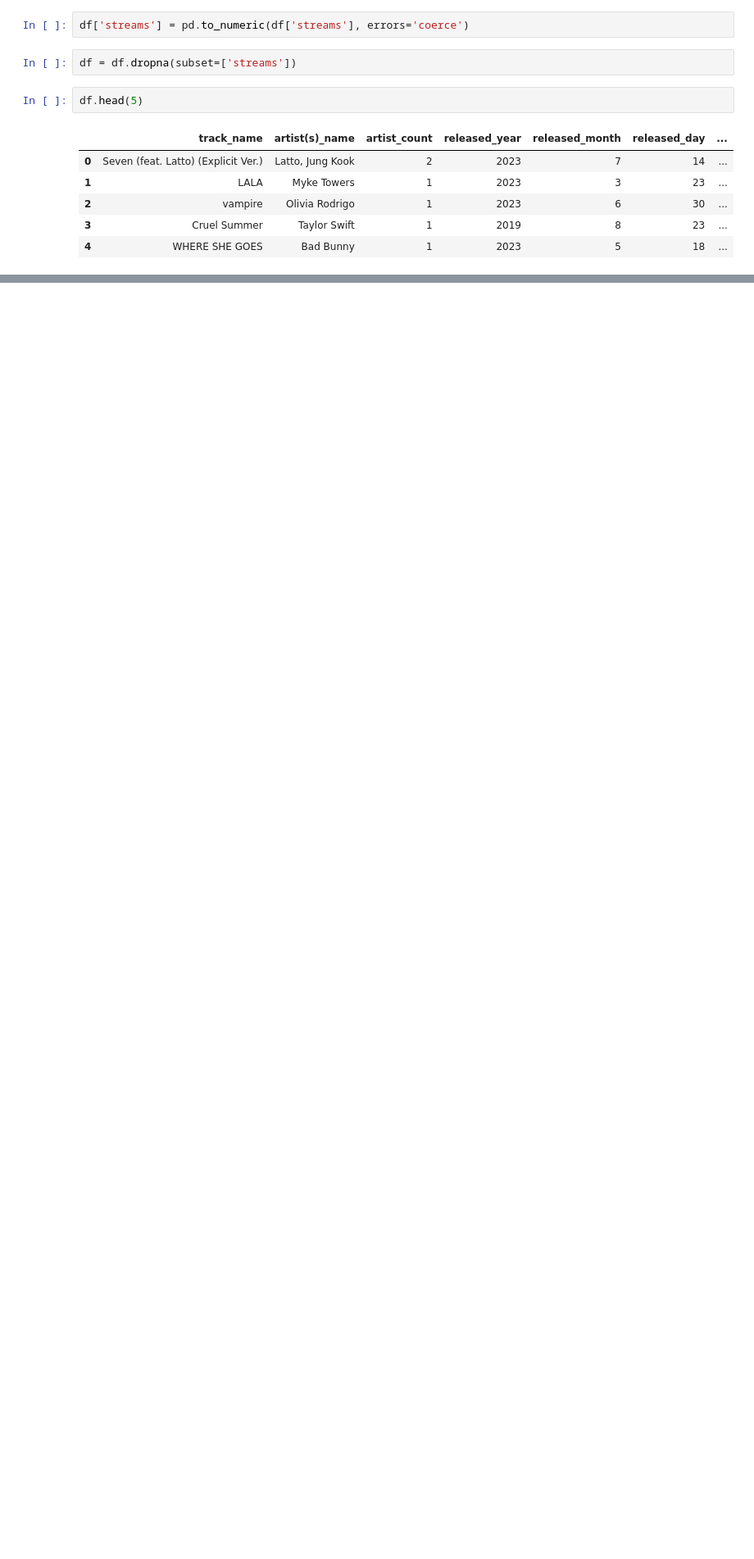
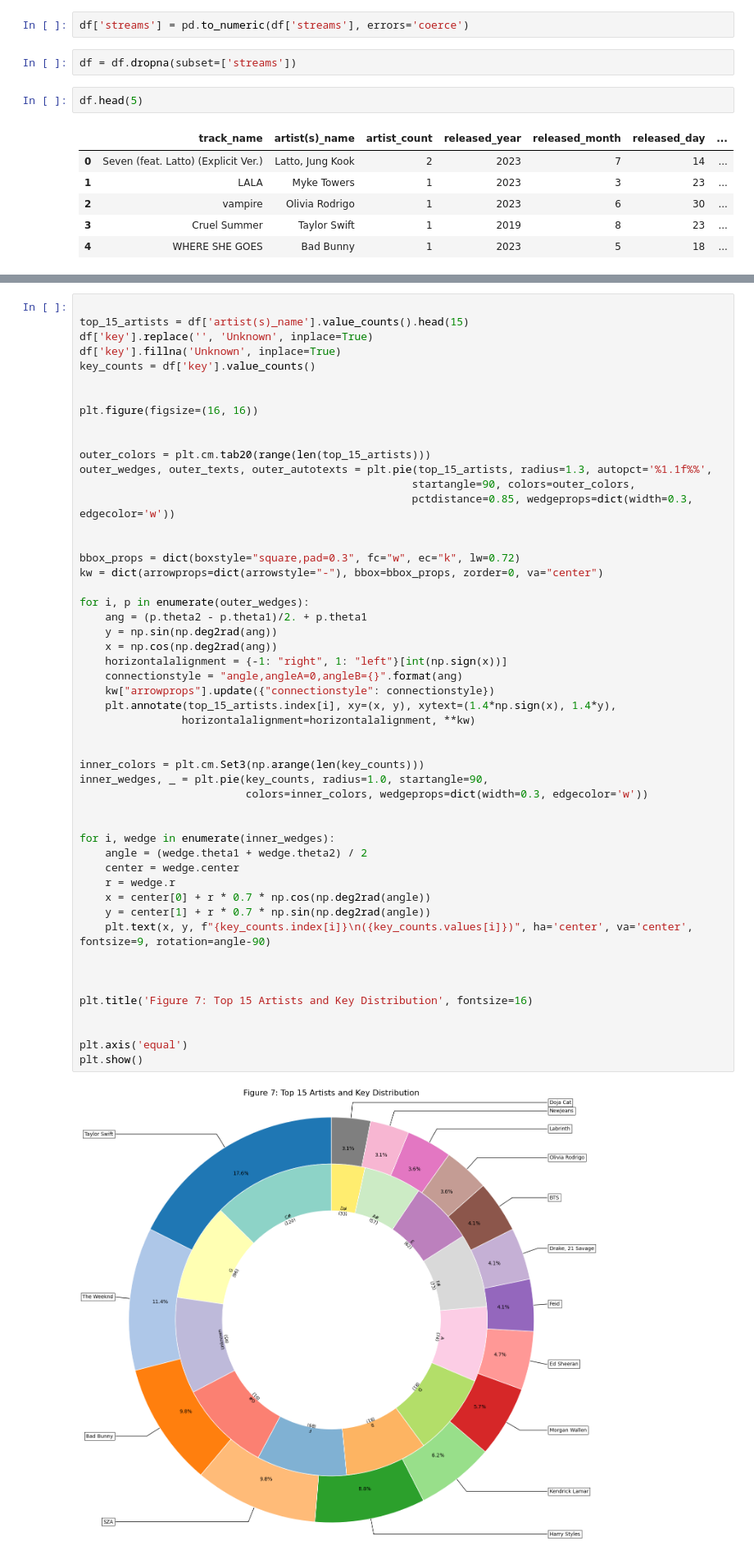
Before and after one commit to Yiming-Tian/final-report, a Jupyter notebook: Data_visualization.ipynb, the cells around one changed output, grey strips where cells are left out. Shown at 82% size. Saved outputs shown, nothing was run; the diff lists cells and outputs as text; blank space fills up the shorter version.

```diff
--- a/Data_visualization.ipynb
+++ b/Data_visualization.ipynb
@@ -98,0 +202,53 @@ Scatter plot for released per year vs. Spotify Streams
+# %%
+
+top_15_artists = df['artist(s)_name'].value_counts().head(15)
+df['key'].replace('', 'Unknown', inplace=True)
+df['key'].fillna('Unknown', inplace=True)
+key_counts = df['key'].value_counts()
+
+
+plt.figure(figsize=(16, 16))
+
+
+outer_colors = plt.cm.tab20(range(len(top_15_artists)))
+outer_wedges, outer_texts, outer_autotexts = plt.pie(top_15_artists, radius=1.3, autopct='%1.1f%%',
+                                                    startangle=90, colors=outer_colors,
+                                                    pctdistance=0.85, wedgeprops=dict(width=0.3, edgecolor='w'))
+
+
+bbox_props = dict(boxstyle="square,pad=0.3", fc="w", ec="k", lw=0.72)
+kw = dict(arrowprops=dict(arrowstyle="-"), bbox=bbox_props, zorder=0, va="center")
+
+for i, p in enumerate(outer_wedges):
+    ang = (p.theta2 - p.theta1)/2. + p.theta1
+    y = np.sin(np.deg2rad(ang))
+    x = np.cos(np.deg2rad(ang))
+    horizontalalignment = {-1: "right", 1: "left"}[int(np.sign(x))]
+    connectionstyle = "angle,angleA=0,angleB={}".format(ang)
+    kw["arrowprops"].update({"connectionstyle": connectionstyle})
+    plt.annotate(top_15_artists.index[i], xy=(x, y), xytext=(1.4*np.sign(x), 1.4*y),
+                horizontalalignment=horizontalalignment, **kw)
+
+
+inner_colors = plt.cm.Set3(np.arange(len(key_counts)))
+inner_wedges, _ = plt.pie(key_counts, radius=1.0, startangle=90,
+                          colors=inner_colors, wedgeprops=dict(width=0.3, edgecolor='w'))
+
+
+for i, wedge in enumerate(inner_wedges):
+    angle = (wedge.theta1 + wedge.theta2) / 2
+    center = wedge.center
+    r = wedge.r
+    x = center[0] + r * 0.7 * np.cos(np.deg2rad(angle))
+    y = center[1] + r * 0.7 * np.sin(np.deg2rad(angle))
+    plt.text(x, y, f"{key_counts.index[i]}\n({key_counts.values[i]})", ha='center', va='center', fontsize=9, rotation=angle-90)
+
+
+
+plt.title('Figure 7: Top 15 Artists and Key Distribution', fontsize=16)
+
+
+plt.axis('equal')
+plt.show()
+# %% [output]
+[figure, added]
```
Also changed, not shown: parts of 5 cells of this notebook, 3 other files.
